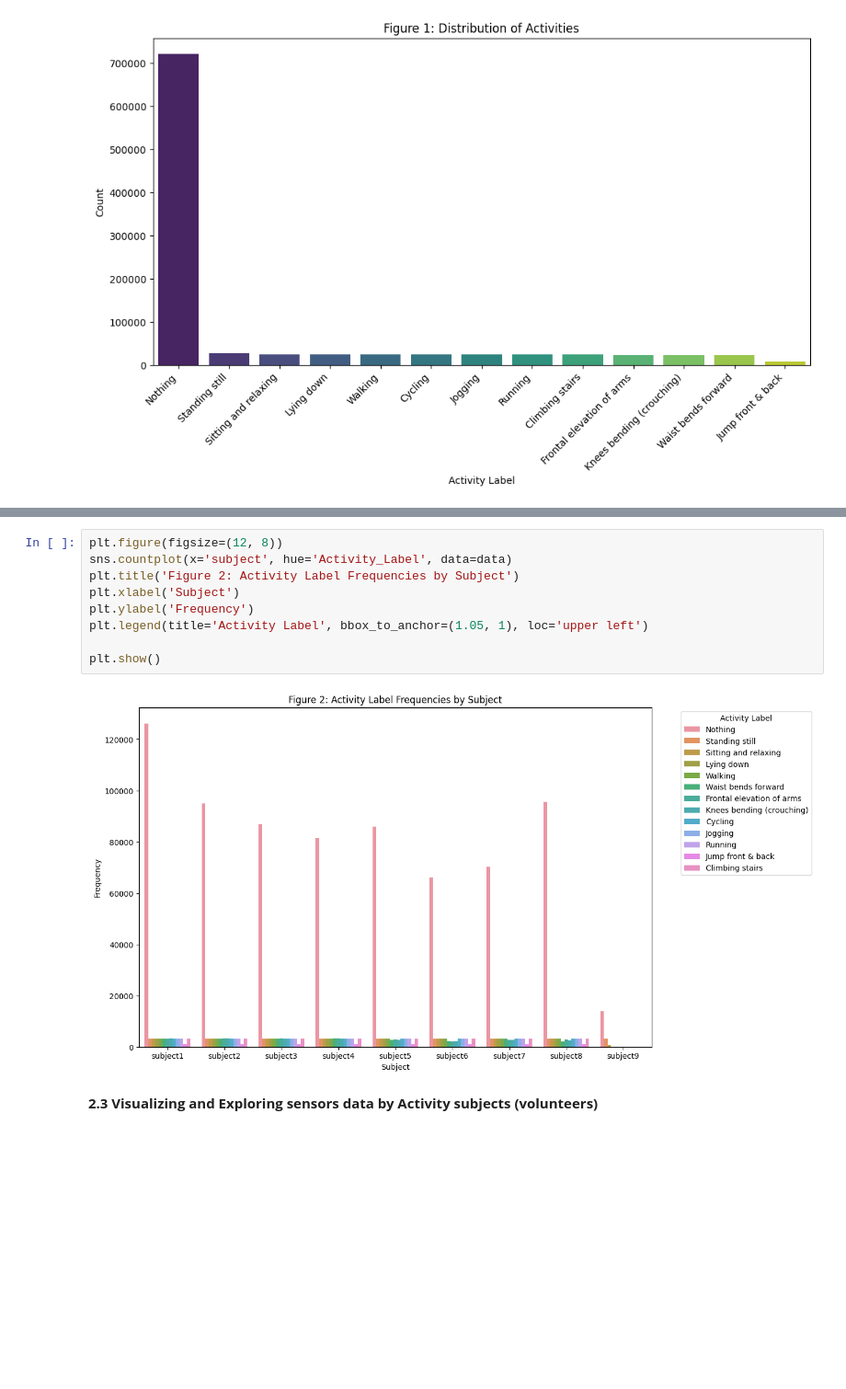
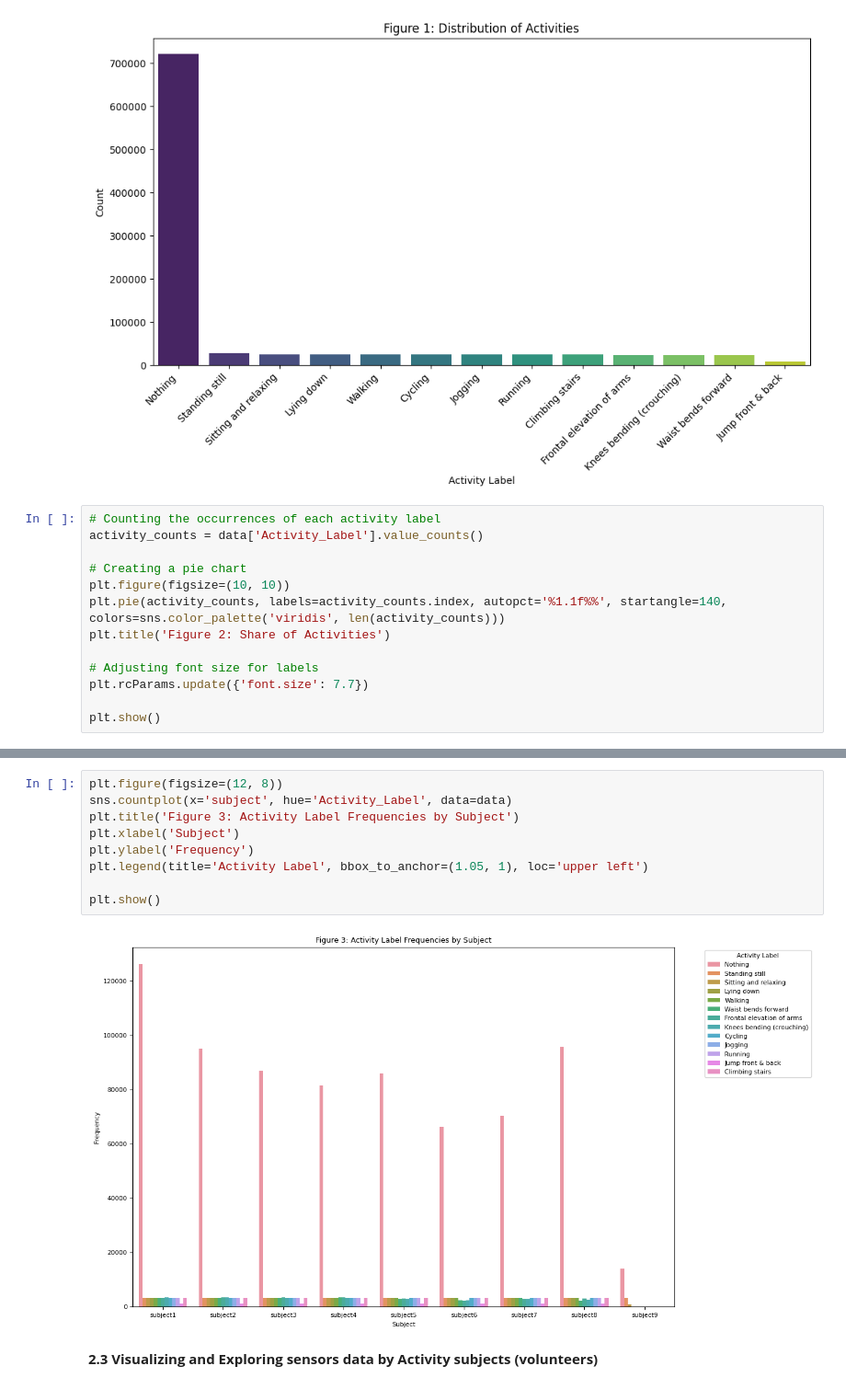
Before and after one commit to IbrahimTGhanem/Datathon5, a Jupyter notebook: Datahon_5_Group_10.ipynb, the cells around one changed output, grey strips where cells are left out. Shown at 92% size. Cells and saved outputs as stored; diff of their text form; blank space fills up the shorter version.

```diff
--- a/Datahon_5_Group_10.ipynb
+++ b/Datahon_5_Group_10.ipynb
@@ -148,3 +152,16 @@ plt.xticks(rotation=45, ha='right')
 plt.show()
 # %% [output]
 [figure]
+# %%
+# Counting the occurrences of each activity label
+activity_counts = data['Activity_Label'].value_counts()
+
+# Creating a pie chart
+plt.figure(figsize=(10, 10))
+plt.pie(activity_counts, labels=activity_counts.index, autopct='%1.1f%%', startangle=140, colors=sns.color_palette('viridis', len(activity_counts)))
+plt.title('Figure 2: Share of Activities')
+
+# Adjusting font size for labels
+plt.rcParams.update({'font.size': 7.7})
+
+plt.show()
@@ -151,14 +170,14 @@ plt.show()
 # %%
 plt.figure(figsize=(12, 8))
 sns.countplot(x='subject', hue='Activity_Label', data=data)
-plt.title('Figure 2: Activity Label Frequencies by Subject')
+plt.title('Figure 3: Activity Label Frequencies by Subject')
 plt.xlabel('Subject')
 plt.ylabel('Frequency')
 plt.legend(title='Activity Label', bbox_to_anchor=(1.05, 1), loc='upper left')
 
 plt.show()
 # %% [output]
-[figure, old version]
+[figure, new version]
 # %% [markdown]
 **2.3 Visualizing and Exploring sensors data by Activity subjects (volunteers)**
 # %%
```
Also changed, not shown: parts of 9 cells of this notebook.
